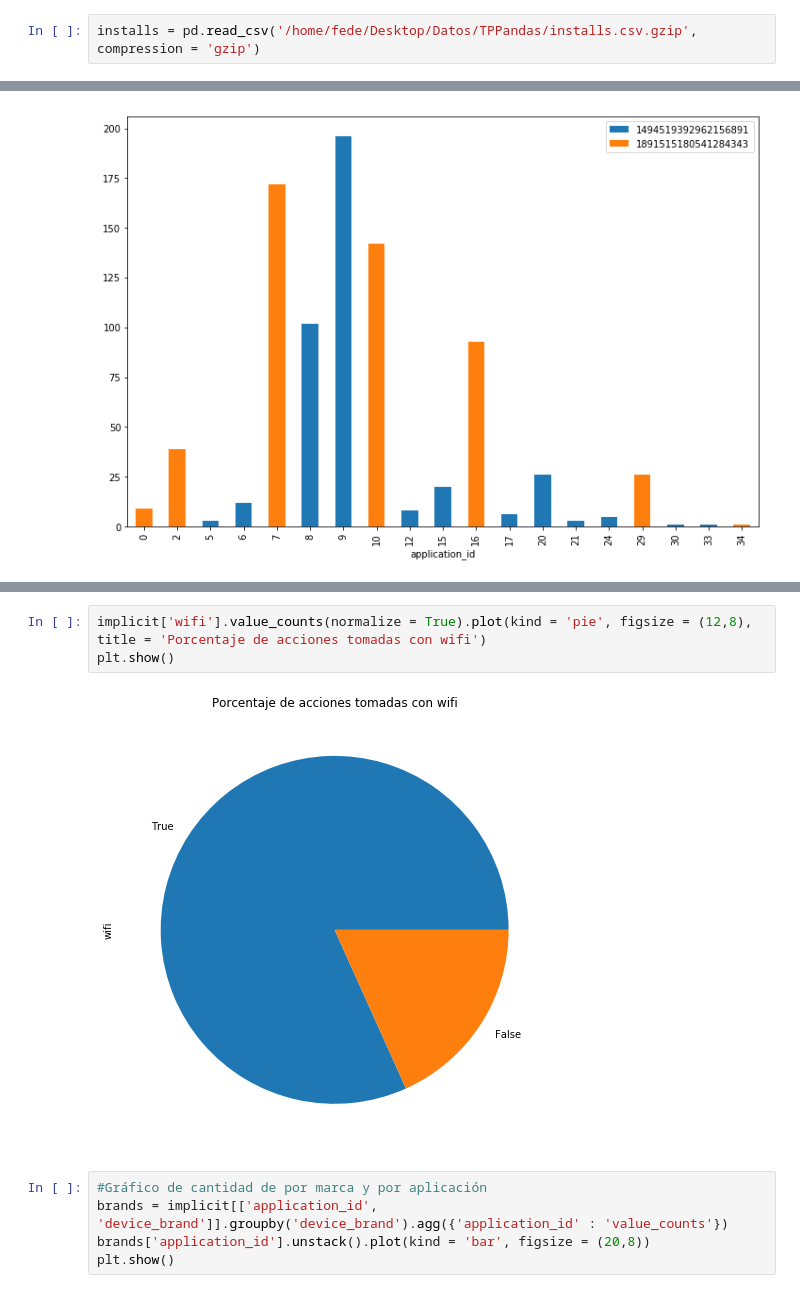
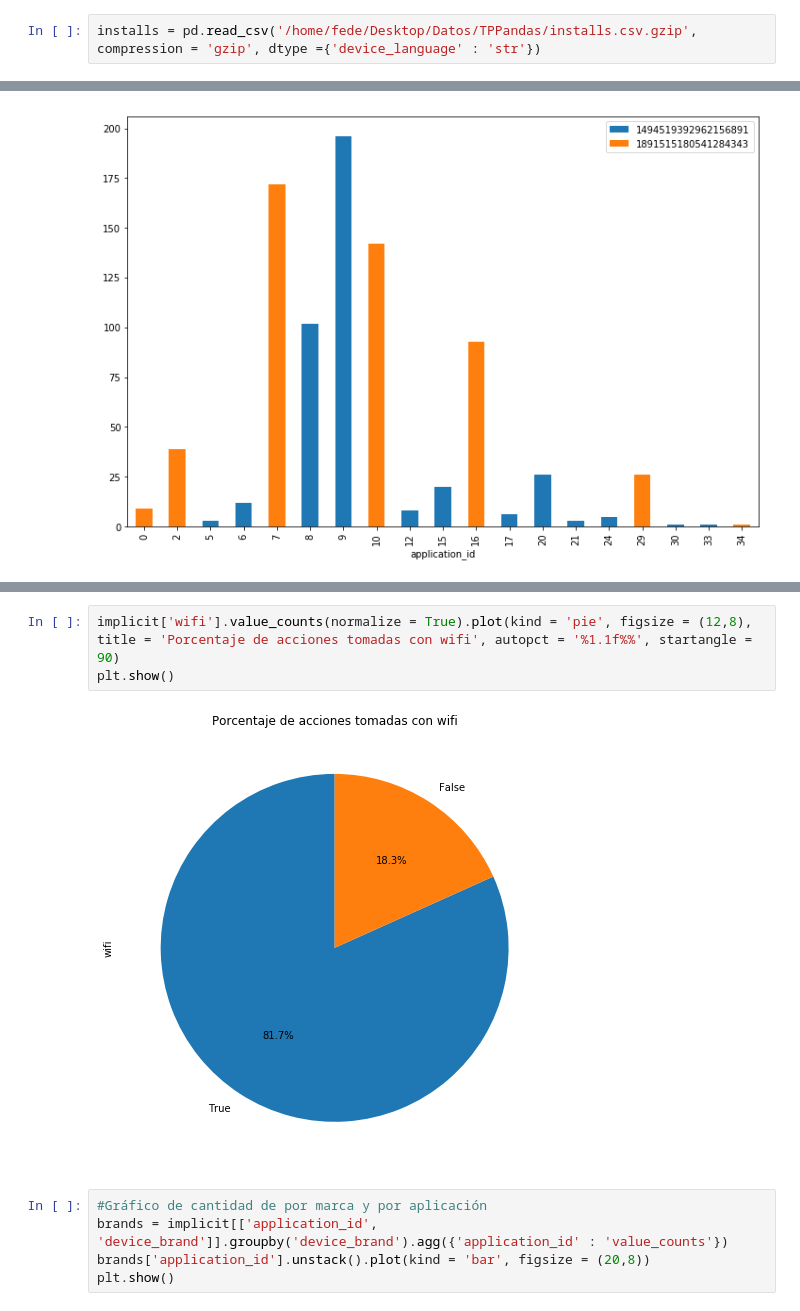
Before and after one commit to shizus/7506-1c2019, a Jupyter notebook: scripts/installs.ipynb, the cells around one changed output, grey strips where cells are left out. Cells and saved outputs as stored; diff of their text form.

Commit message:
gráficos extra installs

```diff
--- a/scripts/installs.ipynb
+++ b/scripts/installs.ipynb
@@ -5,4 +5,4 @@ import matplotlib.pyplot as plt
 
 %matplotlib inline
 # %%
-installs = pd.read_csv('/home/fede/Desktop/Datos/TPPandas/installs.csv.gzip', compression = 'gzip')
+installs = pd.read_csv('/home/fede/Desktop/Datos/TPPandas/installs.csv.gzip', compression = 'gzip', dtype ={'device_language' : 'str'})
@@ -106,8 +192,8 @@ plt.show()
 # %%
-implicit['wifi'].value_counts(normalize = True).plot(kind = 'pie', figsize = (12,8), title = 'Porcentaje de acciones tomadas con wifi')
+implicit['wifi'].value_counts(normalize = True).plot(kind = 'pie', figsize = (12,8), title = 'Porcentaje de acciones tomadas con wifi', autopct = '%1.1f%%', startangle = 90)
 plt.show()
 # %% [output]
-[figure, old version]
+[figure, new version]
 # %%
 #Gráfico de cantidad de por marca y por aplicación
 brands = implicit[['application_id', 'device_brand']].groupby('device_brand').agg({'application_id' : 'value_counts'})
```
Also changed, not shown: parts of 19 cells of this notebook.
